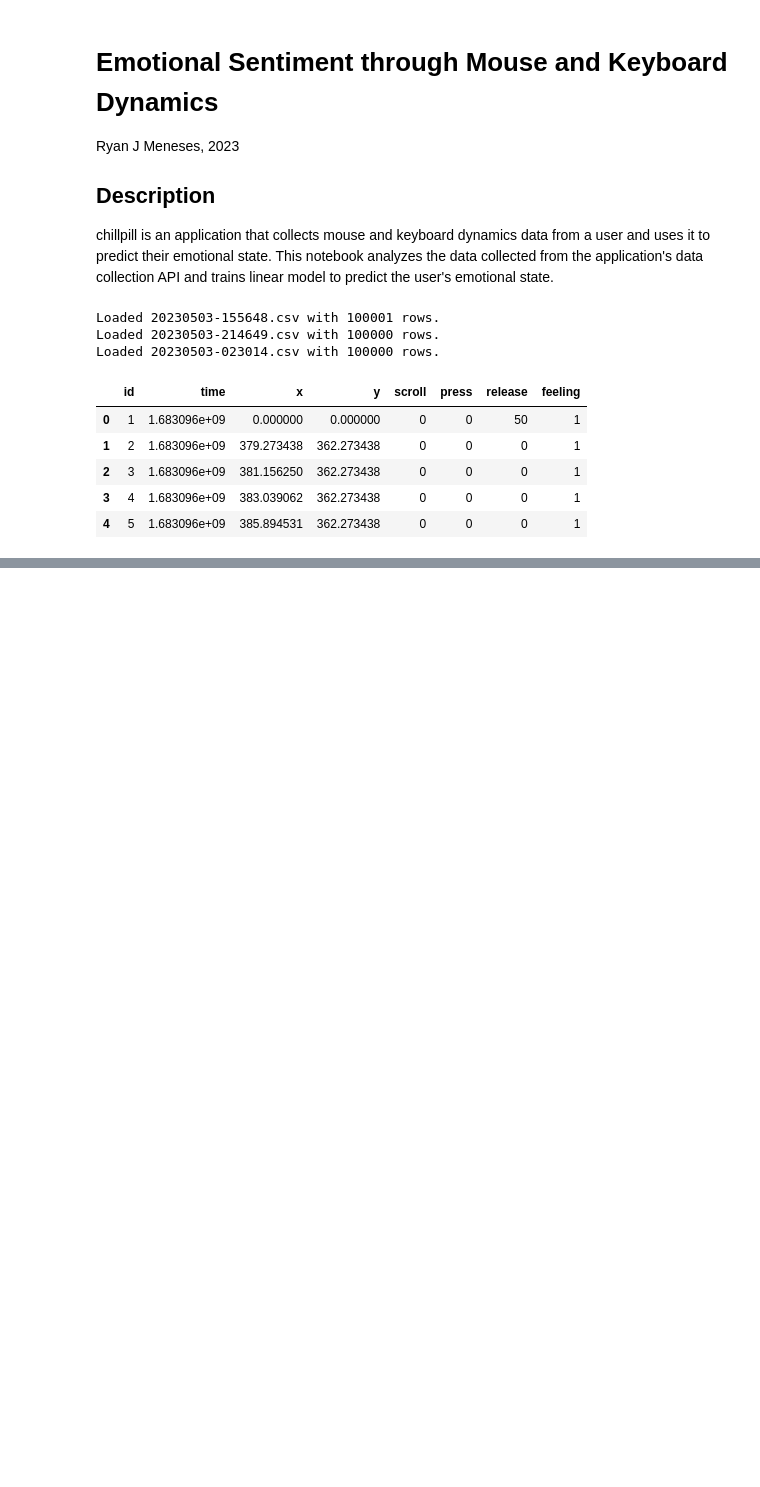
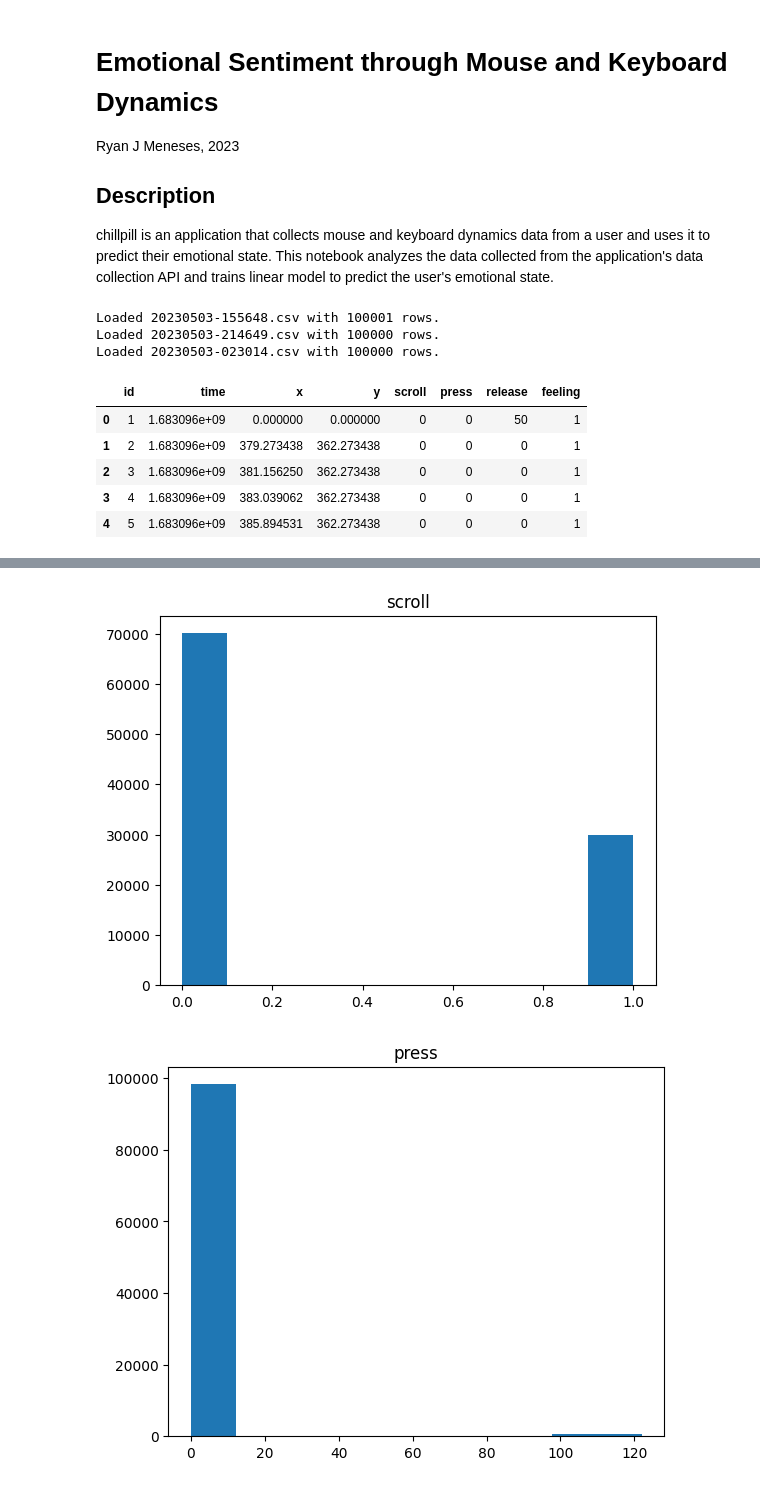
Before and after one commit to hiyaryan/chillpill, a Jupyter notebook: tracking.ipynb, the cells around one changed output, grey strips where cells are left out. Saved outputs shown, nothing was run; the diff lists cells and outputs as text; code cells hidden in the pictures; blank space fills up the shorter version.

```diff
--- a/tracking.ipynb
+++ b/tracking.ipynb
@@ -28,0 +97,10 @@ Loaded 20230503-023014.csv with 100000 rows.
+# %%
+# plot histograms of the data except for the time, id, x, and y columns
+for column in tracking_data["20230503-023014.csv"].columns:
+    if column not in ["time", "id", "x", "y"]:
+        plt.hist(tracking_data["20230503-023014.csv"][column])
+        plt.title(column)
+        plt.show()
+# %% [output]
+[figure, added]
+[figure, added]
```
Also changed, not shown: parts of 10 cells of this notebook.
